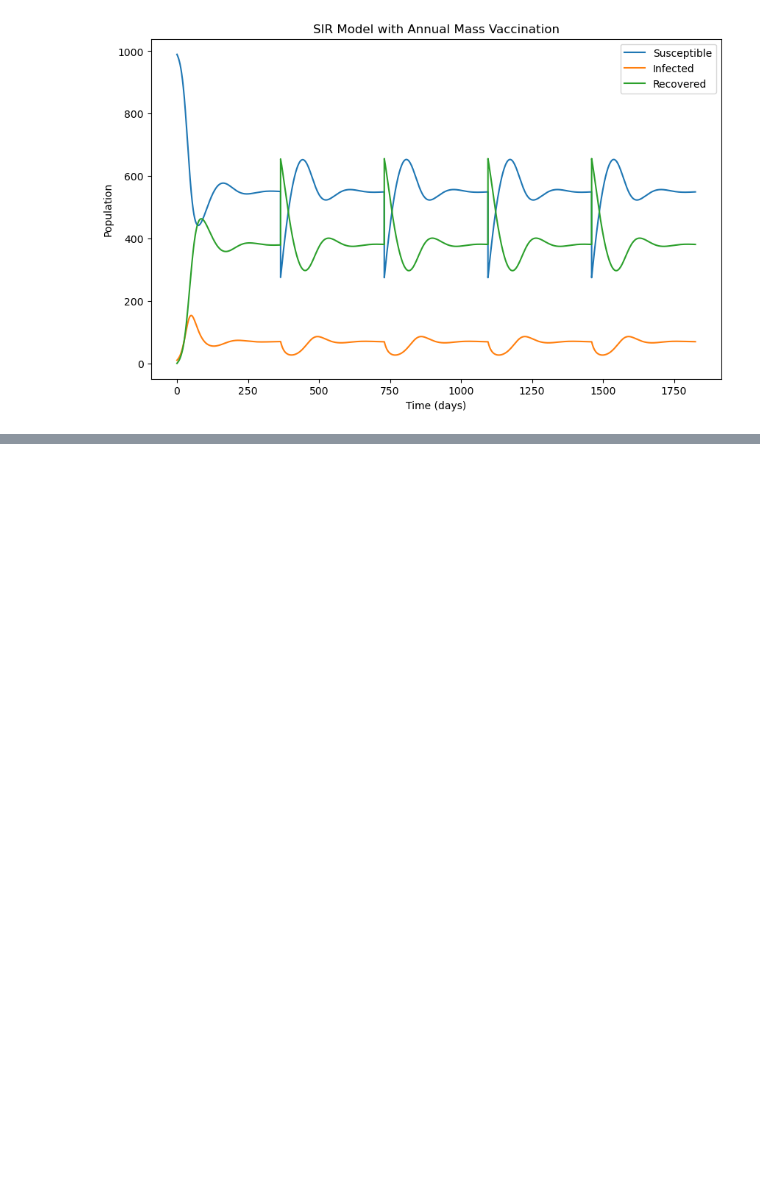
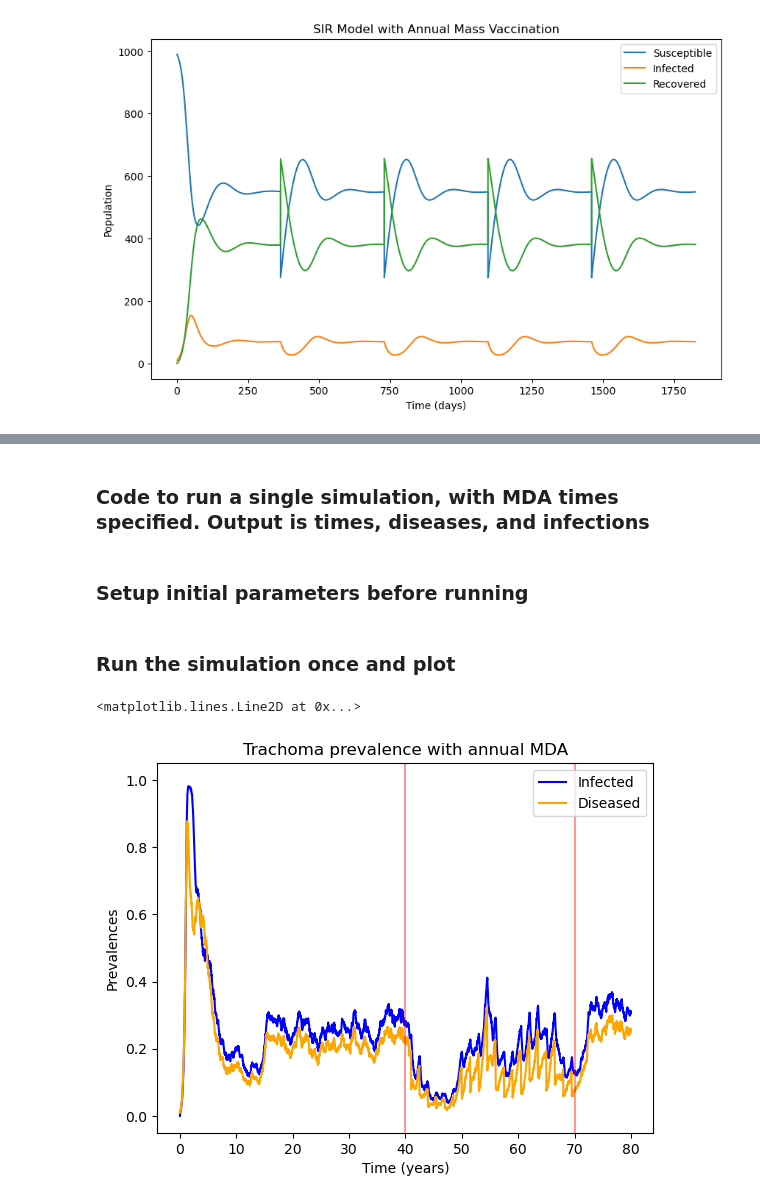
Before and after one commit to kayelan/BDI_VEATR_2024, a Jupyter notebook: The Sandbox.ipynb, the cells around one changed output, grey strips where cells are left out. Saved outputs shown, nothing was run; the diff lists cells and outputs as text; code cells hidden in the pictures; blank space fills up the shorter version.

```diff
--- a/The Sandbox.ipynb
+++ b/The Sandbox.ipynb
@@ -229,0 +571,2 @@ import matplotlib.pyplot as plt
+# %% [markdown]
+### Code to run a single simulation, with MDA times specified. Output is times, diseases, and infections
@@ -229,0 +611,43 @@ import matplotlib.pyplot as plt
+# %% [markdown]
+### Setup initial parameters before running
+# %%
+# decide where to put this if running many simulations (random each time)
+def set_initial_conditions(params, demog):
+    vals1 = set_inits(params, demog)
+    vals2 = seed_infection(params, vals1)
+    return vals2
+
+vals = set_initial_conditions(parameters, demog)
+
+timesim, burnin = sim_params['timesim'], sim_params['burnin']
+
+tx_mat = tx_matrix(parameters, sim_params)
+
+bet = np.random.uniform(0.165, 0.175)
+
+MDA_times = set_t_MDA(sim_params)
+
+MDA_times_kids = set_t_MDA_kids(sim_params)
+# %% [markdown]
+### Run the simulation once and plot
+# %%
+# run simulation
+output = sim_ind_MDA(parameters, vals, timesim, demog, bet)
+
+# add extra for child-only prevalences
+times, infections, diseases = output['times'], output['infections'], output['diseases']
+
+# plot time against infections
+
+plt.plot(times, infections, color = 'blue', label = 'Infected')
+plt.plot(times, diseases, color = 'orange', label = 'Diseased')
+plt.xlabel('Time (years)')
+plt.ylabel('Prevalences')
+plt.title('Trachoma prevalence with annual MDA')
+plt.legend()
+plt.ylim([-0.05, 1.05])
+plt.axvline(x=burnin/52, color = 'r', alpha = 0.4)
+plt.axvline(x=burnin/52 + sim_params['N_MDA']*sim_params['freq_MDA'], color = 'r', alpha = 0.4)
+# %% [output]
+<matplotlib.lines.Line2D at 0x...>
+[figure, added]
```
Also changed, not shown: parts of 29 cells of this notebook.
